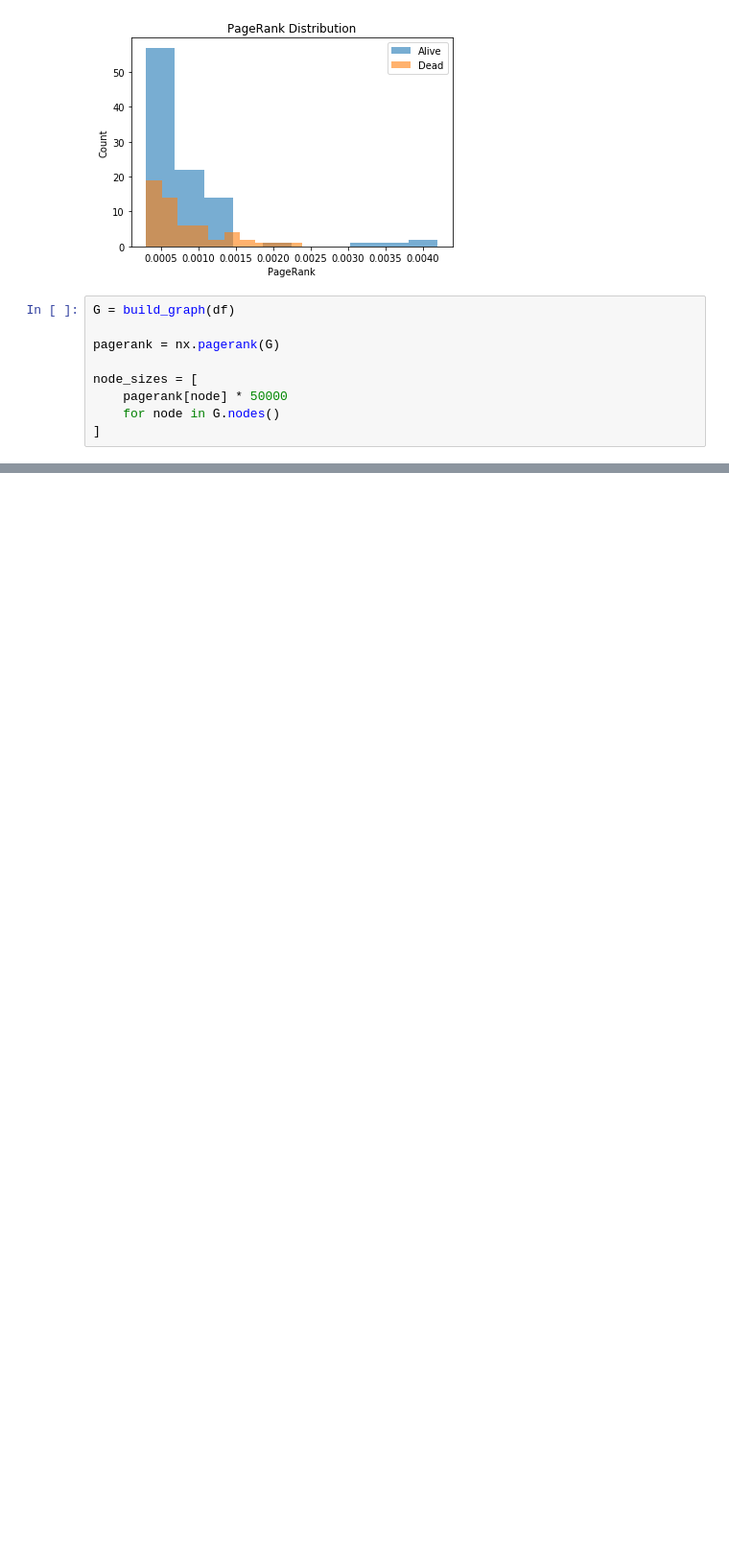
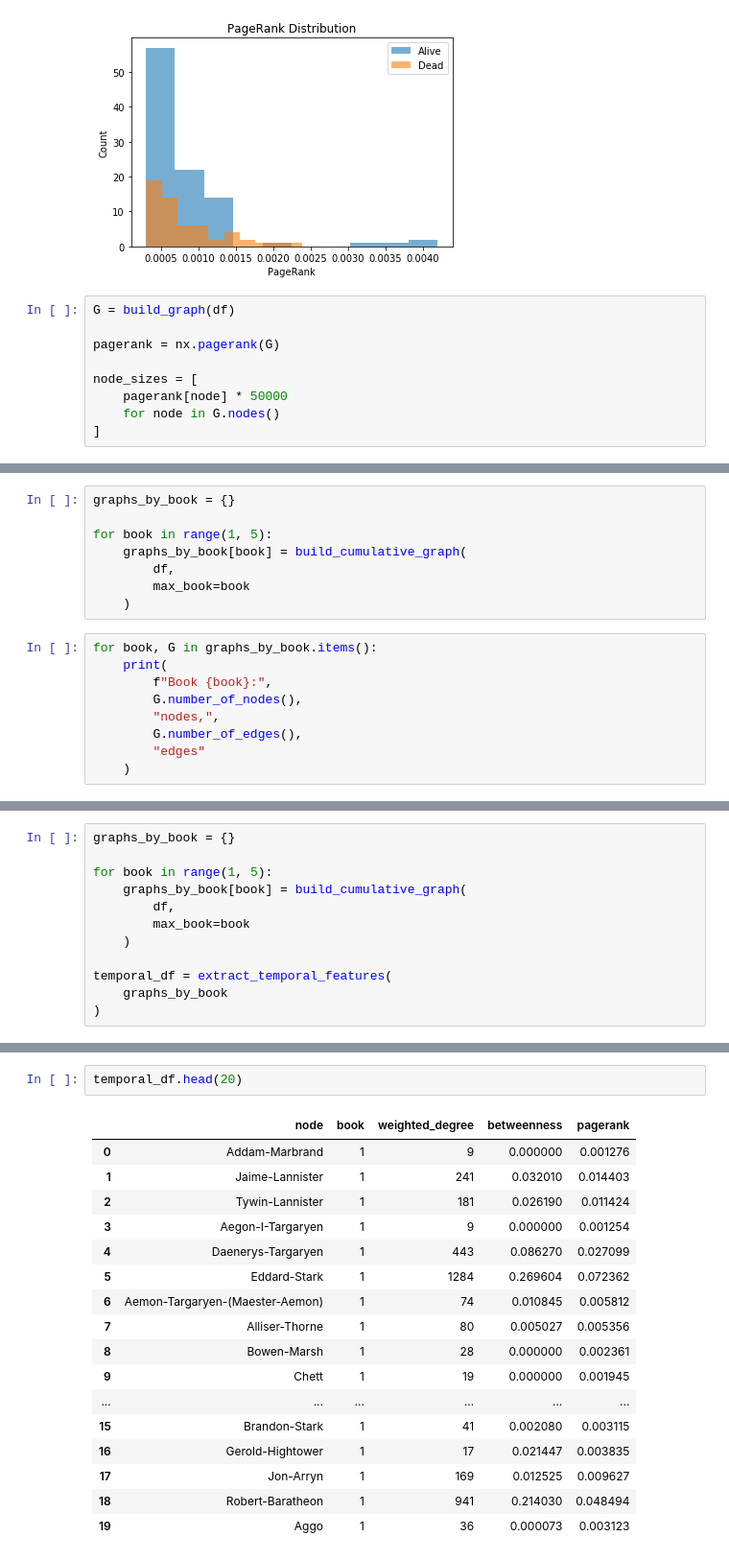
Before and after one commit to MksmDan/Game-of-Thrones-Network-Analysis, a Jupyter notebook: notebooks/exploration.ipynb, the cells around one changed output, grey strips where cells are left out. Shown at 96% size. Cells and saved outputs as stored; diff of their text form; blank space fills up the shorter version.

Commit message:
Внесены изменения в ноутбук, data_loader.py, features.py, graph.py и README
Проведено расширенное исследование с другими моделями,
Проведено сравнение результатов и сделаны выводы об их эффективности

```diff
--- a/notebooks/exploration.ipynb
+++ b/notebooks/exploration.ipynb
@@ -543,0 +898,17 @@ plt.show()
+# %%
+graphs_by_book = {}
+
+for book in range(1, 5):
+    graphs_by_book[book] = build_cumulative_graph(
+        df,
+        max_book=book
+    )
+# %%
+for book, G in graphs_by_book.items():
+    print(
+        f"Book {book}:",
+        G.number_of_nodes(),
+        "nodes,",
+        G.number_of_edges(),
+        "edges"
+    )
@@ -543,0 +920,12 @@ plt.show()
+# %%
+graphs_by_book = {}
+
+for book in range(1, 5):
+    graphs_by_book[book] = build_cumulative_graph(
+        df,
+        max_book=book
+    )
+
+temporal_df = extract_temporal_features(
+    graphs_by_book
+)
@@ -543,0 +1215,20 @@ plt.show()
+# %%
+temporal_df.head(20)
+# %% [output]
+|  | node | book | weighted_degree | betweenness | pagerank |
+| 0 | Addam-Marbrand | 1 | 9 | 0.000000 | 0.001276 |
+| 1 | Jaime-Lannister | 1 | 241 | 0.032010 | 0.014403 |
+| 2 | Tywin-Lannister | 1 | 181 | 0.026190 | 0.011424 |
+| 3 | Aegon-I-Targaryen | 1 | 9 | 0.000000 | 0.001254 |
+| 4 | Daenerys-Targaryen | 1 | 443 | 0.086270 | 0.027099 |
+| 5 | Eddard-Stark | 1 | 1284 | 0.269604 | 0.072362 |
+| 6 | Aemon-Targaryen-(Maester-Aemon) | 1 | 74 | 0.010845 | 0.005812 |
+| 7 | Alliser-Thorne | 1 | 80 | 0.005027 | 0.005356 |
+| 8 | Bowen-Marsh | 1 | 28 | 0.000000 | 0.002361 |
+| 9 | Chett | 1 | 19 | 0.000000 | 0.001945 |
+| ... | ... | ... | ... | ... | ... |
+| 15 | Brandon-Stark | 1 | 41 | 0.002080 | 0.003115 |
+| 16 | Gerold-Hightower | 1 | 17 | 0.021447 | 0.003835 |
+| 17 | Jon-Arryn | 1 | 169 | 0.012525 | 0.009627 |
+| 18 | Robert-Baratheon | 1 | 941 | 0.214030 | 0.048494 |
+| 19 | Aggo | 1 | 36 | 0.000073 | 0.003123 |
```
Also changed, not shown: parts of 81 cells of this notebook, 7 other files.
